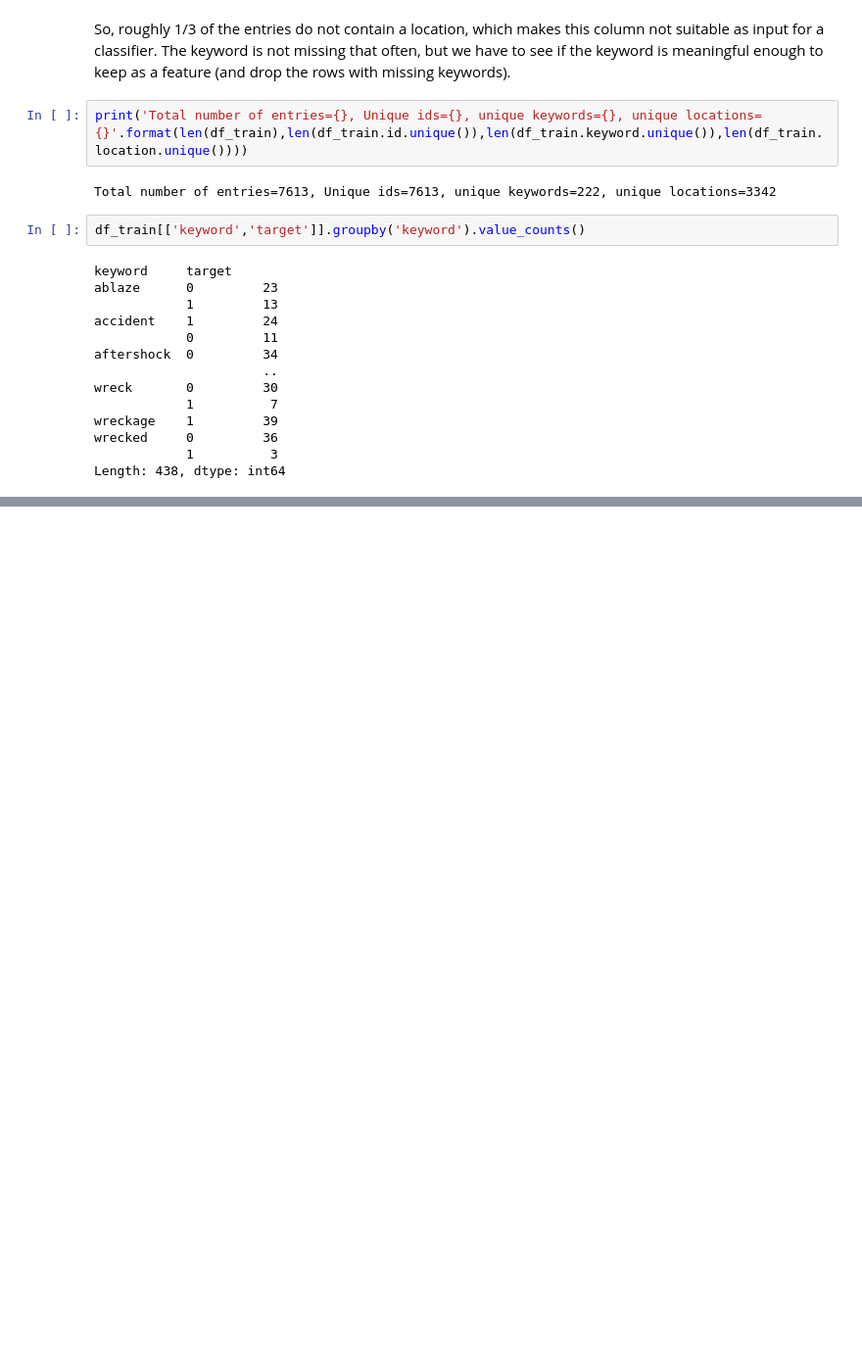
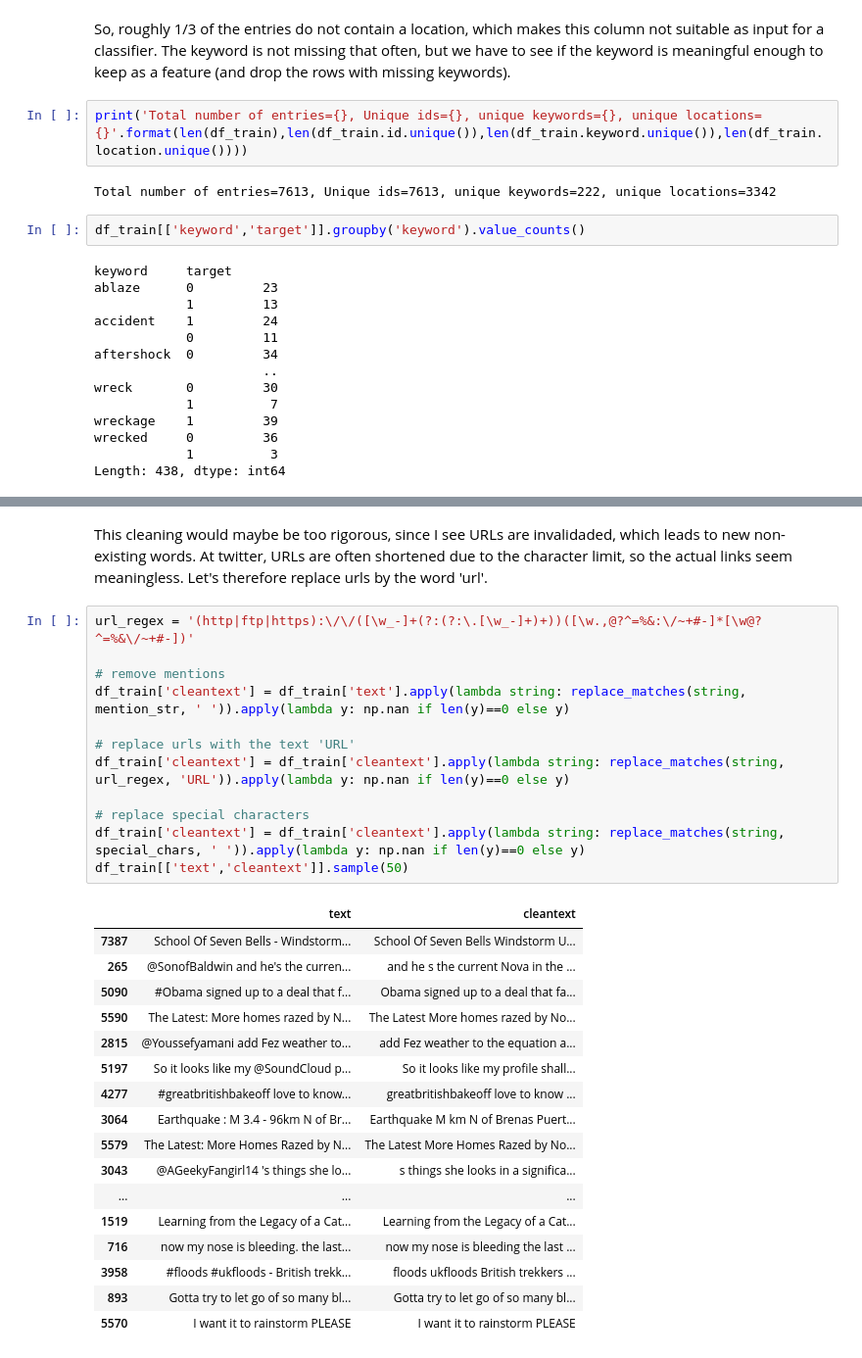
Before and after one commit to Pdegoffau/kaggle-nlp-disaster, a Jupyter notebook: kaggle-nlp-disaster.ipynb, the cells around one changed output, grey strips where cells are left out. Shown at 98% size. Drawn from its saved outputs; the diff is of its cells as text; blank space fills up the shorter version.

Commit message:
Finish first cleaning

```diff
--- a/kaggle-nlp-disaster.ipynb
+++ b/kaggle-nlp-disaster.ipynb
@@ -197,0 +196,32 @@ This cleaning would maybe be too rigorous, since I see URLs are invalidaded, whi
+# %% [markdown]
+This cleaning would maybe be too rigorous, since I see URLs are invalidaded, which leads to new non-existing words. At twitter, URLs are often shortened due to the character limit, so the actual links seem meaningless. Let's therefore replace urls by the word 'url'.
+# %%
+url_regex = '(http|ftp|https):\/\/([\w_-]+(?:(?:\.[\w_-]+)+))([\w.,@?^=%&:\/~+#-]*[\w@?^=%&\/~+#-])'
+
+# remove mentions
+df_train['cleantext'] = df_train['text'].apply(lambda string: replace_matches(string, mention_str, ' ')).apply(lambda y: np.nan if len(y)==0 else y)
+
+# replace urls with the text 'URL'
+df_train['cleantext'] = df_train['cleantext'].apply(lambda string: replace_matches(string, url_regex, 'URL')).apply(lambda y: np.nan if len(y)==0 else y)
+
+# replace special characters
+df_train['cleantext'] = df_train['cleantext'].apply(lambda string: replace_matches(string, special_chars, ' ')).apply(lambda y: np.nan if len(y)==0 else y)
+df_train[['text','cleantext']].sample(50)
+# %% [output]
+|  | text | cleantext |
+| 7387 | School Of Seven Bells - Windstorm... | School Of Seven Bells Windstorm U... |
+| 265 | @SonofBaldwin and he's the curren... | and he s the current Nova in the ... |
+| 5090 | #Obama signed up to a deal that f... | Obama signed up to a deal that fa... |
+| 5590 | The Latest: More homes razed by N... | The Latest More homes razed by No... |
+| 2815 | @Youssefyamani add Fez weather to... | add Fez weather to the equation a... |
+| 5197 | So it looks like my @SoundCloud p... | So it looks like my profile shall... |
+| 4277 | #greatbritishbakeoff love to know... | greatbritishbakeoff love to know ... |
+| 3064 | Earthquake : M 3.4 - 96km N of Br... | Earthquake M km N of Brenas Puert... |
+| 5579 | The Latest: More Homes Razed by N... | The Latest More Homes Razed by No... |
+| 3043 | @AGeekyFangirl14 's things she lo... | s things she looks in a significa... |
+| ... | ... | ... |
+| 1519 | Learning from the Legacy of a Cat... | Learning from the Legacy of a Cat... |
+| 716 | now my nose is bleeding. the last... | now my nose is bleeding the last ... |
+| 3958 | #floods #ukfloods - British trekk... | floods ukfloods British trekkers ... |
+| 893 | Gotta try to let go of so many bl... | Gotta try to let go of so many bl... |
+| 5570 | I want it to rainstorm PLEASE | I want it to rainstorm PLEASE |
```
Also changed, not shown: parts of 19 cells of this notebook.
